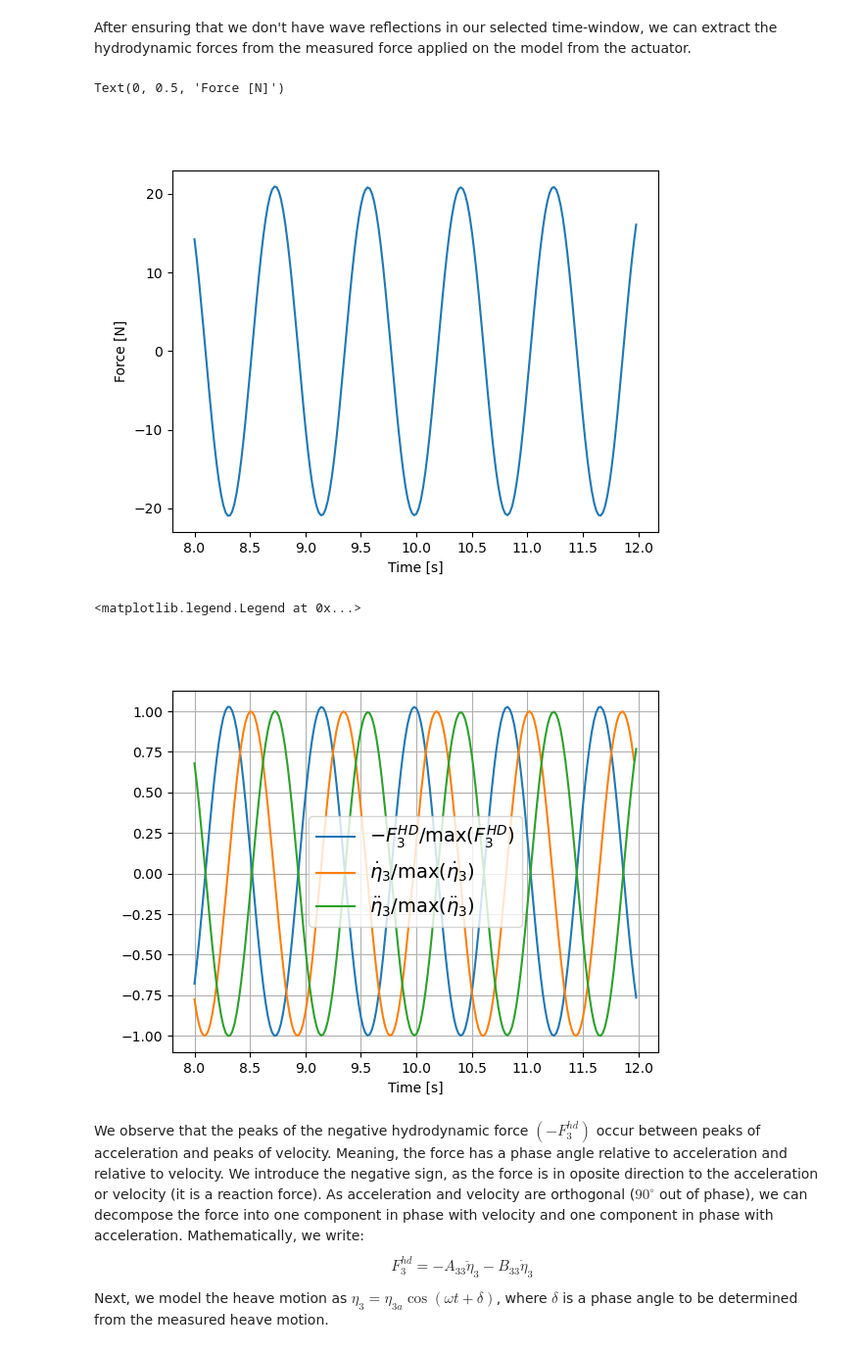
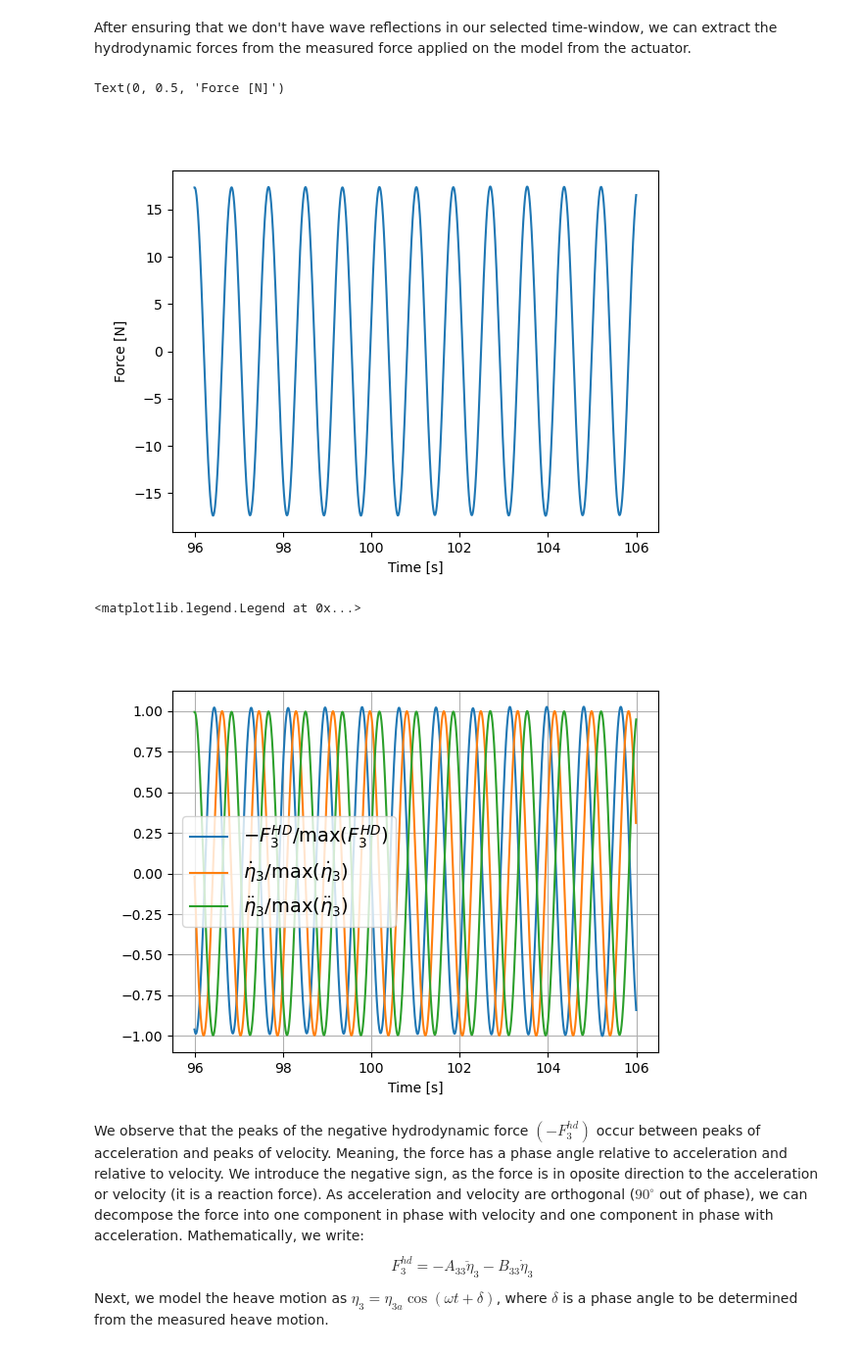
Before and after one commit to hydrodavid/tmr4247, a Jupyter notebook: lab_exercise.ipynb, the cells around one changed output. Shown at 98% size. Saved outputs shown, nothing was run; the diff lists cells and outputs as text; code cells hidden in the pictures.

```diff
--- a/lab_exercise.ipynb
+++ b/lab_exercise.ipynb
@@ -43,9 +43,10 @@ rho=1000. # [kg/m^3]
 g = 9.81 # [m/s^2]
 L = 0.59 # [m]
 B = 0.50 # [m]
-d = 0.125 # [m]
+d = 0.15 # [m]
 r = 0.025 # [m]
 M = 37.0  # [kg]
+Mrigg = 10.3 # [kg]
 Depl = rho*L*(B*(d-r)+(B-2*r)*r+np.pi*r**2/2.) # [kg]
 
 # Model position from wavemaker
@@ -64,8 +65,8 @@ import postprocessing as pp
 
 datapath = "../shared/Labdata"
 
-radiationtestfile = "Gruppe2_2020_rad.npz"  # Enter the name of your data-file here..
-diffractiontestfile = "Gruppe2_2020_diff.npz"  # Enter the name of your data-file here..
+radiationtestfile = "Gruppe6_2060_rad.npz"  # Enter the name of your data-file here..
+diffractiontestfile = "Gruppe6_2060_diff.npz"  # Enter the name of your data-file here..
 
 # Import data as pandas DataFrame
 df = pp.importDataFrame(datapath, radiationtestfile)
@@ -137,8 +138,8 @@ Time
 dt = 0.005 # [s] time between samples
 fs = 1/dt # [Hz] sampling frequency
 
-tstart = 8 # Define start of time-window for estimation of steady state values
-tstop = 12  # Define end of time-window
+tstart = 96 # Define start of time-window for estimation of steady state values
+tstop = 106  # Define end of time-window
 
 
 # To get an overview of our measurements, the first thing to do is to plot the time-series:
@@ -170,7 +171,7 @@ Text(0.5, 0, 'Time [s]')
 We see from the figure above that the raw signals contain some noise, in particular the acceleration and force measurements. A common procedure is to filter the data with a *low-pass filter*. This means that we filter away all high frequency components above a given threshold (cut-frequency) and let the low frequency components pass the filter. When defining the cut frequency, we must be sure that we don't remove "physical" frequencies associated with the waves. We will use $f_{cut}=5$Hz in the following.
 # %%
 # Let's filter the data using a low-pass filter to remove high frequency noise
-fcut=8 # [Hz] cut frequency
+fcut=2 # [Hz] cut frequency
 df_filtered = pp.filterDataFrame(df, fcut, fs)
 # %%
 # Uncomment line below if you will activate interactive plotting
@@ -303,29 +304,29 @@ plt.xlabel('Time [s]')
 plt.ylabel('Force [N]')
 # %% [output]
 Text(0, 0.5, 'Force [N]')
-[figure, old version]
+[figure, new version]
 # %%
 # Extract the hydrodynamic force
 # %%
 C33 = rho*g*L*B # Restoring coefficient (water-plane stiffness)
 
 # Hydrodynamic force
-Fhd = -df1_filt['F3'].values + M*df1_filt['acc3'].values + C33*df1_filt['eta3'].values
+Fhd = -df1_filt['F3'].values + (M+Mrigg)*df1_filt['acc3'].values - C33*df1_filt['eta3'].values
 
 # Velocity in heave deduced from differentiation of the heave motion
 eta3dot = np.diff(df1_filt['eta3'].values)/dt
 
 # Let us have a look at the phase between -Fhd and the acceleration
 plt.figure()
 plt.plot(df1_filt.index.values, -Fhd/np.max(Fhd), label=r"$-F_3^{HD}/\max(F_3^{HD})$")
 plt.plot(df1_filt.index.values[:-1], eta3dot/np.max(eta3dot), label=r'$\dot{\eta}_3/\max(\dot{\eta}_3)$')
 plt.plot(df1_filt.index.values, df1_filt['acc3'].values/np.max(df1_filt['acc3'].values), label=r'$\ddot{\eta}_3/\max(\ddot{\eta}_3)$')
 plt.xlabel('Time [s]')
 plt.grid('on')
 plt.legend(fontsize=14)
 # %% [output]
 <matplotlib.legend.Legend at 0x...>
-[figure, old version]
+[figure, new version]
 # %% [markdown]
 We observe that the peaks of the negative hydrodynamic force $(-F_3^{hd})$ occur between peaks of acceleration and peaks of velocity. Meaning, the force has a phase angle relative to acceleration and relative to velocity. We introduce the negative sign, as the force is in oposite direction to the acceleration or velocity (it is a reaction force). As acceleration and velocity are orthogonal ($90^{\circ}$ out of phase), we can decompose the force into one component in phase with velocity and one component in phase with acceleration. Mathematically, we write:
 $$F_{3}^{hd}=-A_{33}\ddot{\eta}_3-B_{33}\dot{\eta}_3$$
```
Also changed, not shown: parts of 14 cells of this notebook.
